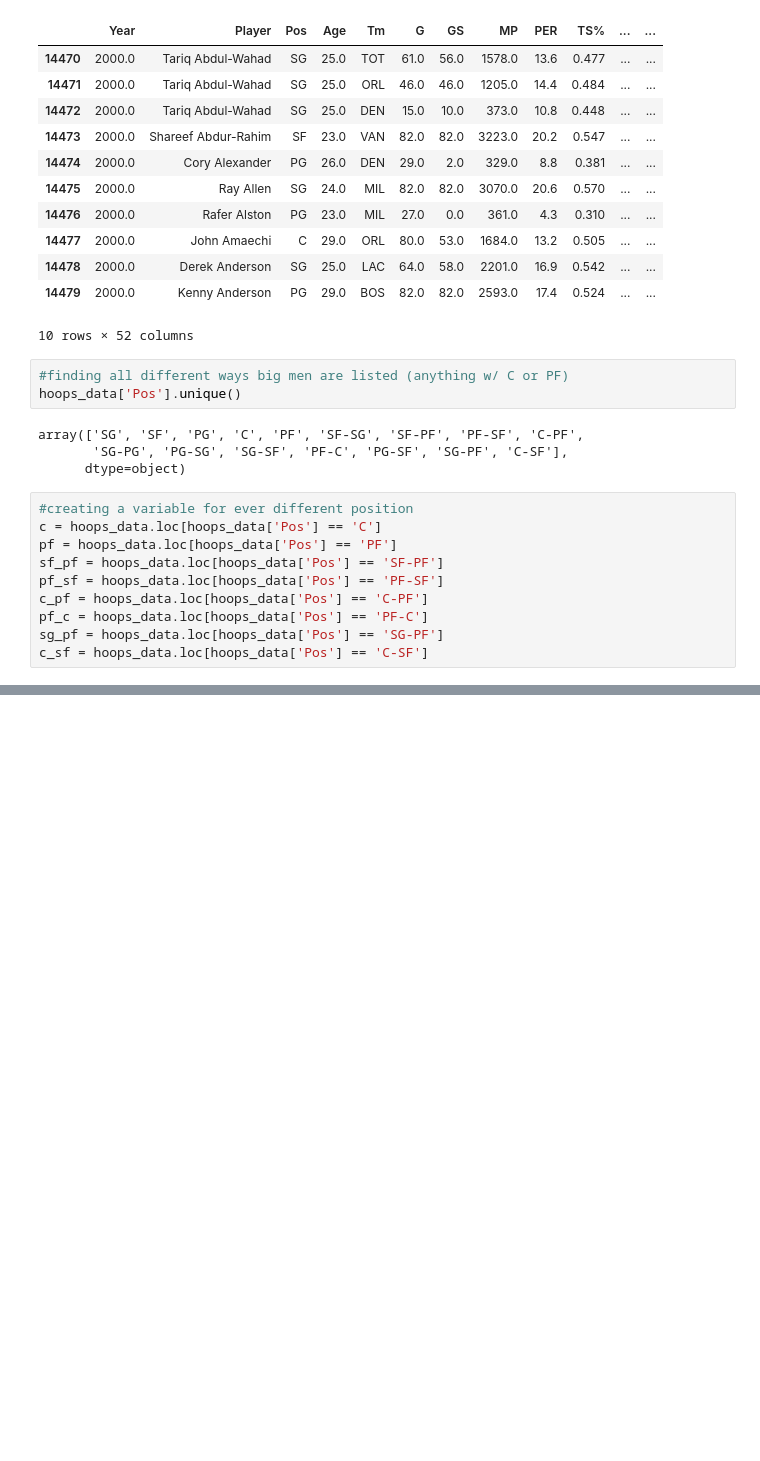
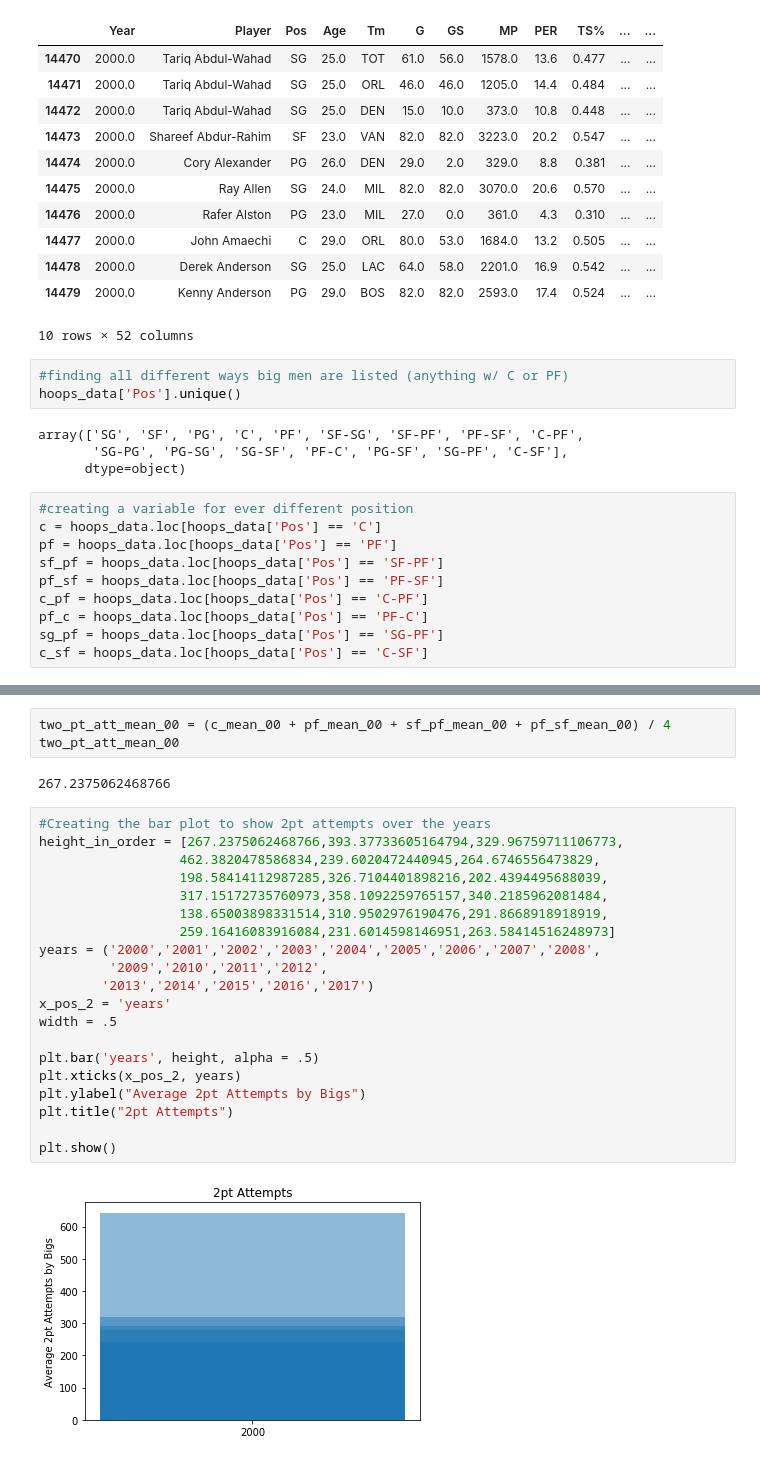
Before and after one commit to logan7734/Project1_repo, a Jupyter notebook: andrew_project_1_code.ipynb, the cells around one changed output, grey strips where cells are left out. Cells and saved outputs as stored; diff of their text form; blank space fills up the shorter version.

```diff
--- a/andrew_project_1_code.ipynb
+++ b/andrew_project_1_code.ipynb
@@ -59,0 +790,27 @@ c_mean
+# %%
+two_pt_att_mean_00 = (c_mean_00 + pf_mean_00 + sf_pf_mean_00 + pf_sf_mean_00) / 4
+two_pt_att_mean_00
+# %% [output]
+267.2375062468766
+# %%
+#Creating the bar plot to show 2pt attempts over the years
+height_in_order = [267.2375062468766,393.37733605164794,329.96759711106773,
+                  462.3820478586834,239.6020472440945,264.6746556473829,
+                  198.58414112987285,326.7104401898216,202.4394495688039,
+                  317.15172735760973,358.1092259765157,340.2185962081484,
+                  138.65003898331514,310.9502976190476,291.8668918918919,
+                  259.16416083916084,231.6014598146951,263.58414516248973]
+years = ('2000','2001','2002','2003','2004','2005','2006','2007','2008',
+         '2009','2010','2011','2012',
+        '2013','2014','2015','2016','2017')
+x_pos_2 = 'years'
+width = .5
+
+plt.bar('years', height, alpha = .5)
+plt.xticks(x_pos_2, years)
+plt.ylabel("Average 2pt Attempts by Bigs")
+plt.title("2pt Attempts")
+
+plt.show()
+# %% [output]
+[figure, added]
```
Also changed, not shown: parts of 45 cells of this notebook.
